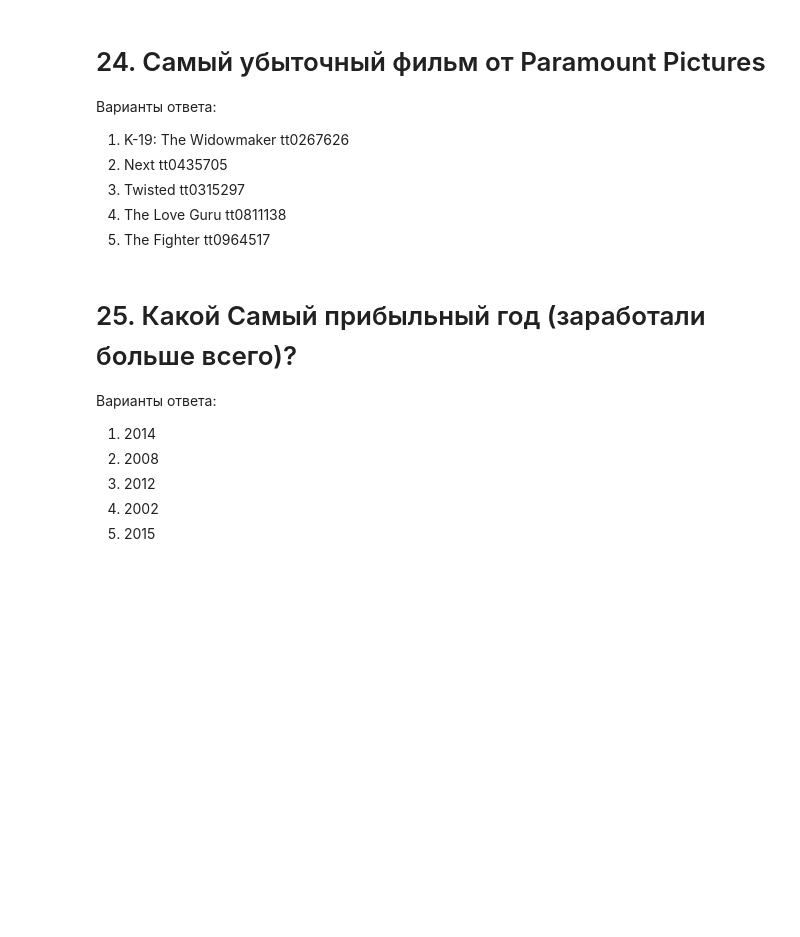
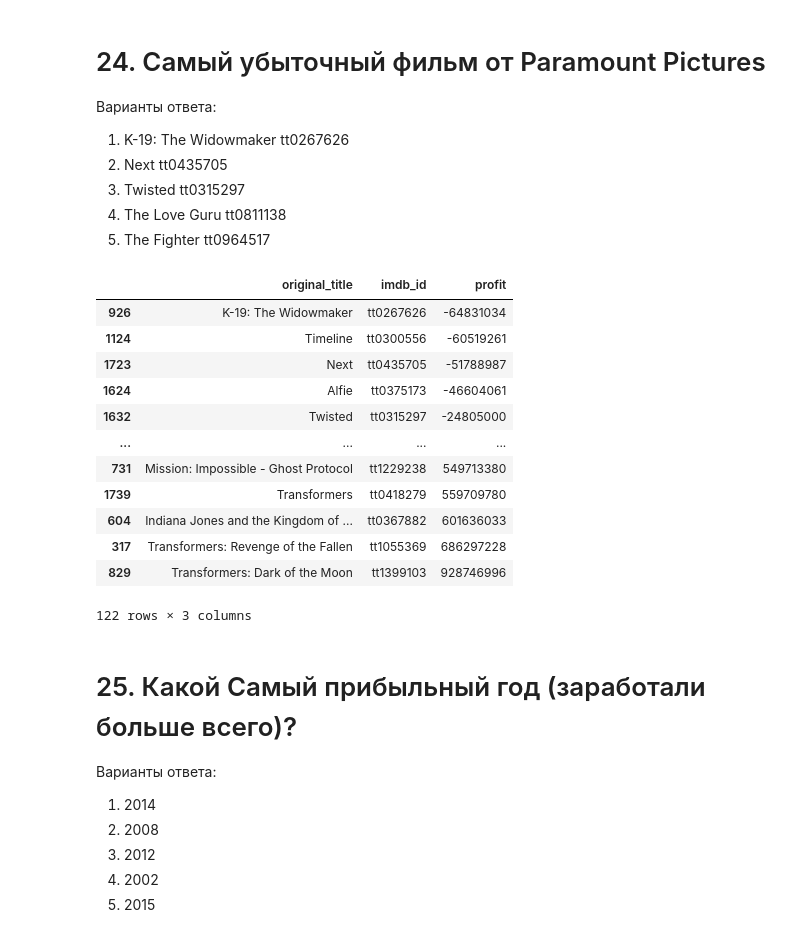
Before and after one commit to ekr11/skillfactory_rds, a Jupyter notebook: project_1/[SF-DST] Movies IMBD v3.0.ipynb, the cells around one changed output. Cells and saved outputs as stored; diff of their text form; code cells hidden in the pictures; blank space fills up the shorter version.

```diff
--- a/project_1/[SF-DST] Movies IMBD v3.0.ipynb
+++ b/project_1/[SF-DST] Movies IMBD v3.0.ipynb
@@ -454,6 +518,22 @@ answer_ls.append(3)
 3. Twisted tt0315297
 4. The Love Guru tt0811138
 5. The Fighter tt0964517
+# %%
+data[data.production_companies.str.contains('Paramount Pictures')].sort_values(by='profit', ascending=True)[['original_title', 'imdb_id', 'profit']]
+# %% [output]
+|  | original_title | imdb_id | profit |
+| 926 | K-19: The Widowmaker | tt0267626 | -64831034 |
+| 1124 | Timeline | tt0300556 | -60519261 |
+| 1723 | Next | tt0435705 | -51788987 |
+| 1624 | Alfie | tt0375173 | -46604061 |
+| 1632 | Twisted | tt0315297 | -24805000 |
+| ... | ... | ... | ... |
+| 731 | Mission: Impossible - Ghost Protocol | tt1229238 | 549713380 |
+| 1739 | Transformers | tt0418279 | 559709780 |
+| 604 | Indiana Jones and the Kingdom of ... | tt0367882 | 601636033 |
+| 317 | Transformers: Revenge of the Fallen | tt1055369 | 686297228 |
+| 829 | Transformers: Dark of the Moon | tt1399103 | 928746996 |
+122 rows × 3 columns
 # %%
 answer_ls.append(1)
 # %% [markdown]
```
Also changed, not shown: parts of 15 cells of this notebook.
